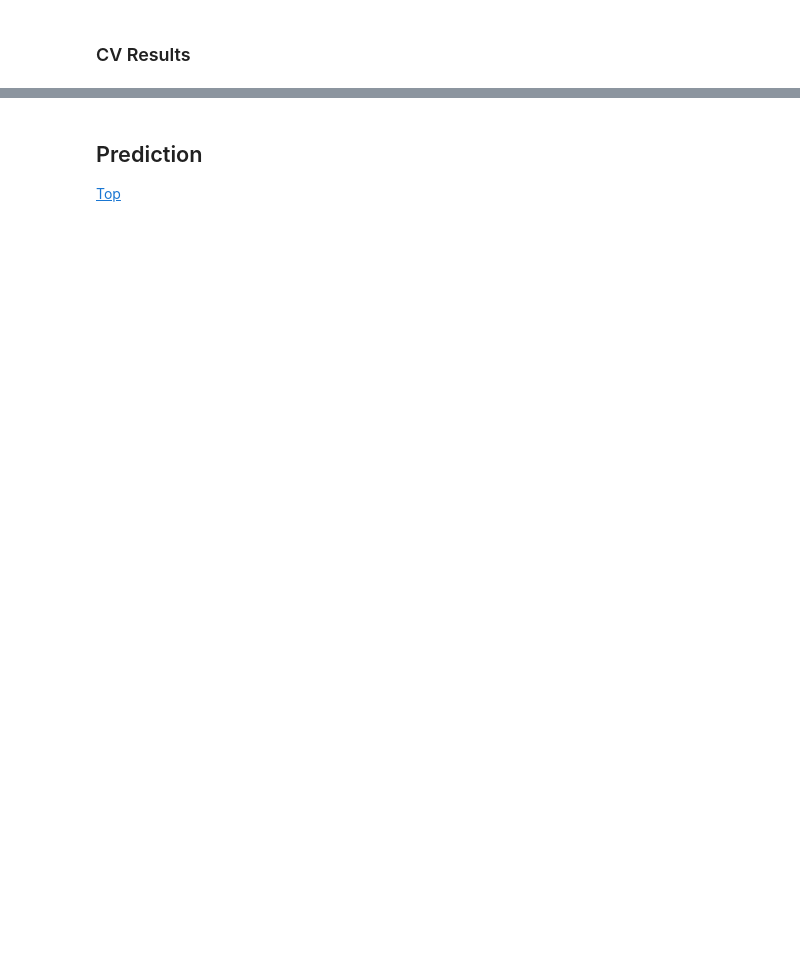
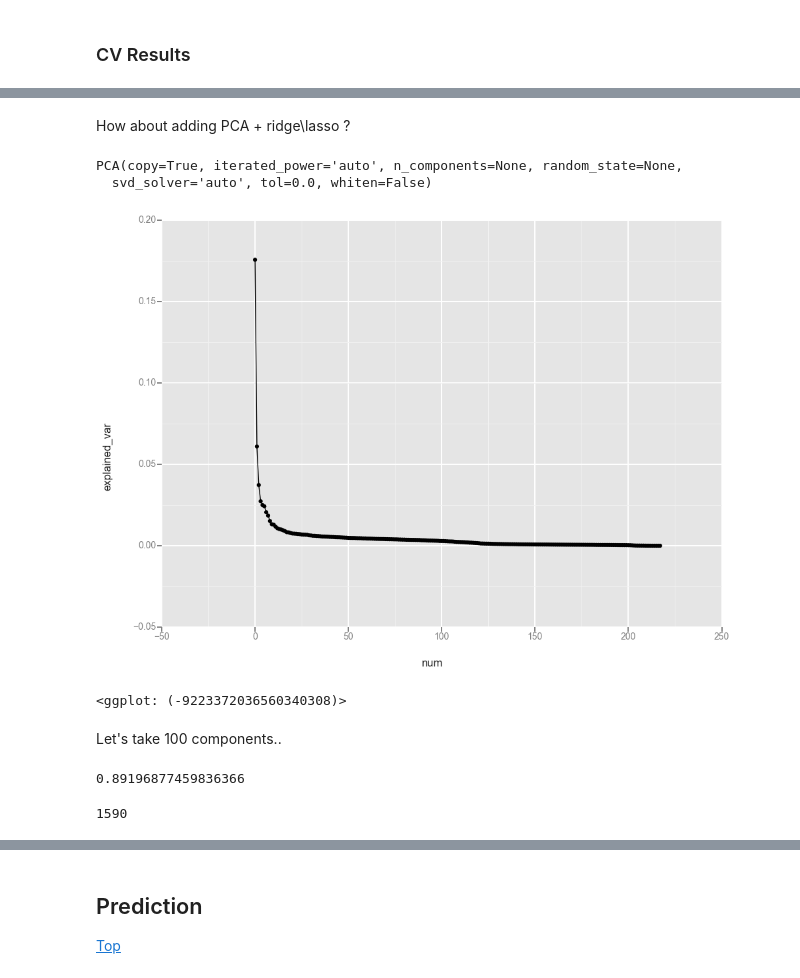
Before and after one commit to AvivNavon/Netflix-Prize, a Jupyter notebook: Netflix_Prize.ipynb, the cells around one changed output, grey strips where cells are left out. Cells and saved outputs as stored; diff of their text form; code cells hidden in the pictures; blank space fills up the shorter version.

```diff
--- a/Netflix_Prize.ipynb
+++ b/Netflix_Prize.ipynb
@@ -1228,0 +995,15 @@ Estimated RMSE is 0.759591
+# %% [markdown]
+How about adding PCA + ridge\lasso ?
+# %%
+pca = PCA()
+pca.fit(X_train_na_fix_full_scaled_)
+# %% [output]
+PCA(copy=True, iterated_power='auto', n_components=None, random_state=None,
+  svd_solver='auto', tol=0.0, whiten=False)
+# %%
+to_plot_pca = pd.DataFrame({'explained_var':pca.explained_variance_ratio_, 'num':range(pca.n_components_)})
+# %%
+ggplot(to_plot_pca, aes('num', 'explained_var')) + geom_point() + geom_line()
+# %% [output]
+[figure, added]
+<ggplot: (-9223372036560340308)>
@@ -1228,0 +1012,2 @@ Estimated RMSE is 0.759591
+# %% [markdown]
+Let's take 100 components..
@@ -1228,0 +1017,9 @@ Estimated RMSE is 0.759591
+# %%
+pca.explained_variance_ratio_.sum()
+# %% [output]
+0.89196877459836366
+# %%
+ridge_mod = RidgeCV(alphas = np.arange(1500, 2000, 10), cv = 20)
+ridge_mod.fit(pca_X_train_na_fix_full, y_train_full.values.ravel()).alpha_
+# %% [output]
+1590
```
Also changed, not shown: parts of 233 cells of this notebook, 6 other files.
